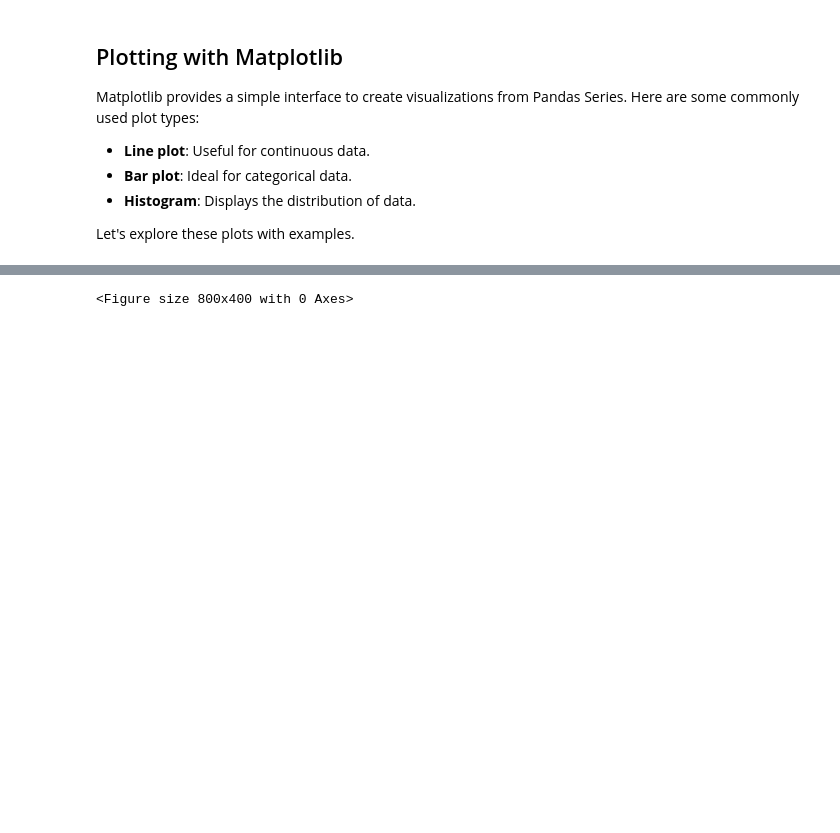
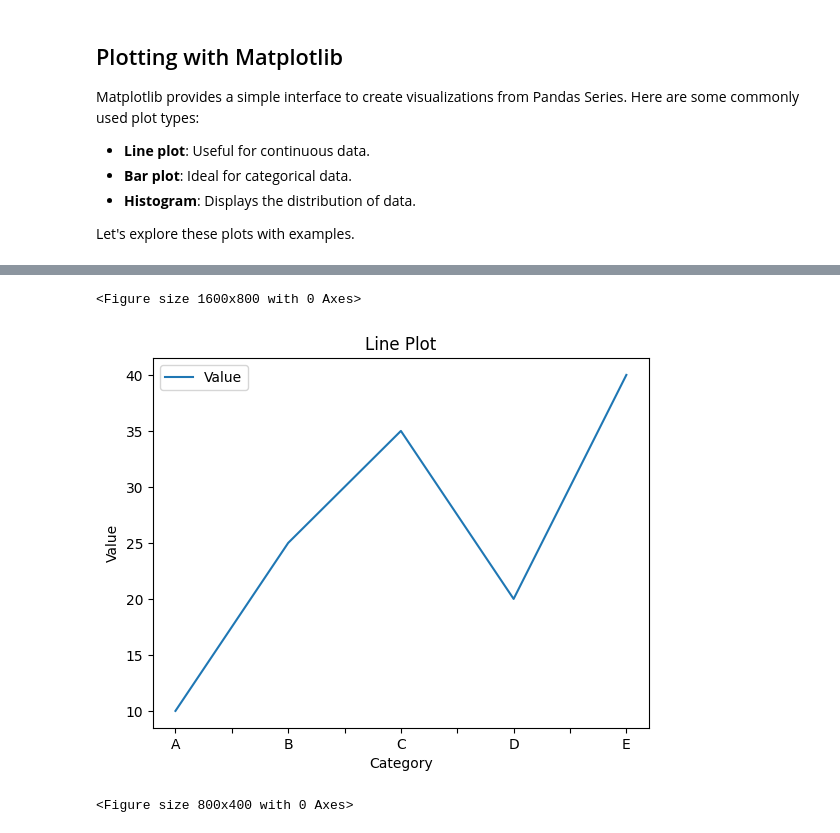
Before and after one commit to Kawser1495/ML_Learn_With_Python, a Jupyter notebook: Day10/Pandas.ipynb, the cells around one changed output, grey strips where cells are left out. Cells and saved outputs as stored; diff of their text form; code cells hidden in the pictures; blank space fills up the shorter version.

```diff
--- a/Day10/Pandas.ipynb
+++ b/Day10/Pandas.ipynb
@@ -491,3 +498,24 @@ plt.show()
+# %%
+import pandas as pd
+import matplotlib.pyplot as plt
+
+# Sample DataFrame (you must have some data to plot)
+df = pd.DataFrame({
+    'Category': ['A', 'B', 'C', 'D', 'E'],
+    'Value': [10, 25, 35, 20, 40]
+})
+
+# Line plot
+plt.figure(figsize=(16, 8))
+df.plot(kind='line', x='Category', y='Value', title='Line Plot')
+
+plt.xlabel('Category')
+plt.ylabel('Value')
+
+plt.show()
+# %% [output]
+<Figure size 1600x800 with 0 Axes>
+[figure, added]
 # %%
 # Bar plot
 plt.figure(figsize=(8, 4))
```
Also changed, not shown: parts of 6 cells of this notebook.
